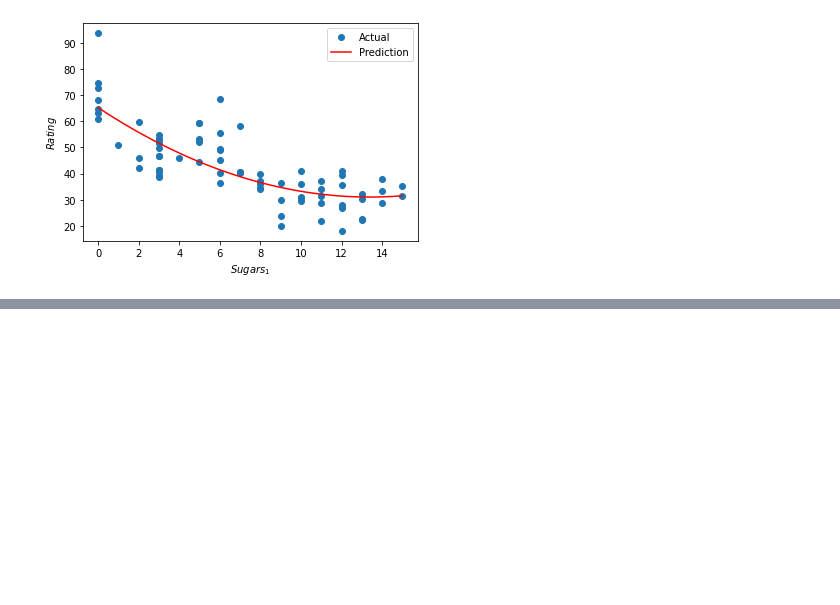
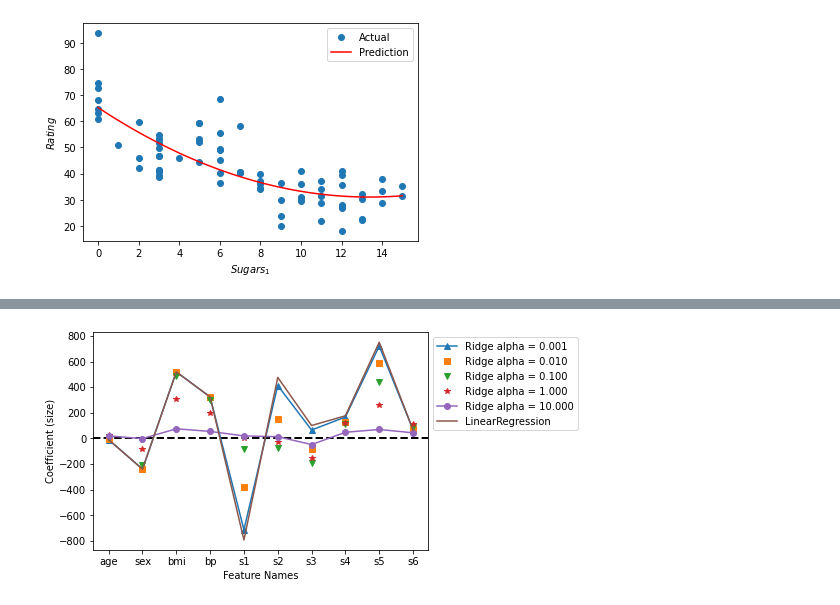
Before and after one commit to Bob-Cheol/bobtory, a Jupyter notebook: study/BigDataAnalyst/6. 머신러닝 - 지도학습.ipynb, the cells around one changed output, grey strips where cells are left out. Saved outputs shown, nothing was run; the diff lists cells and outputs as text; code cells hidden in the pictures; blank space fills up the shorter version.

```diff
--- a/study/BigDataAnalyst/6. 머신러닝 - 지도학습.ipynb
+++ b/study/BigDataAnalyst/6. 머신러닝 - 지도학습.ipynb
@@ -463,0 +683,21 @@ plt.show()
+# %%
+plt.axhline(
+  y=0,
+  linestyle='--',
+  color='black',
+  linewidth=2
+)
+plt.plot(df_ridge.loc[0.001], '^-', label='Ridge alpha = 0.001')
+plt.plot(df_ridge.loc[0.010], 's', label='Ridge alpha = 0.010')
+plt.plot(df_ridge.loc[0.100], 'v', label='Ridge alpha = 0.100')
+plt.plot(df_ridge.loc[1.000], '*', label='Ridge alpha = 1.000')
+plt.plot(df_ridge.loc[10.000], 'o-', label='Ridge alpha = 10.000')
+
+plt.plot(lr.coef_, label='LinearRegression')
+
+plt.xlabel('Feature Names')
+plt.ylabel('Coefficient (size)')
+plt.legend(bbox_to_anchor=(1, 1))
+plt.show()
+# %% [output]
+[figure, added]
```
Also changed, not shown: parts of 97 cells of this notebook, 4 other files.
